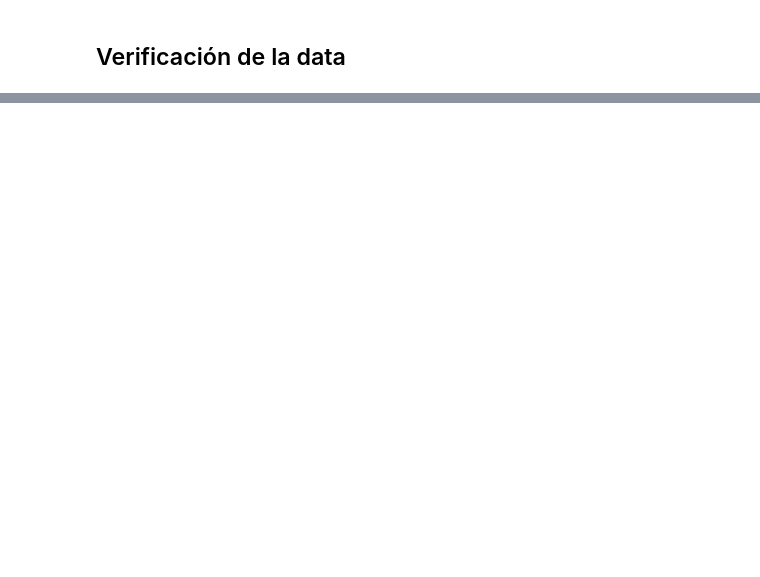
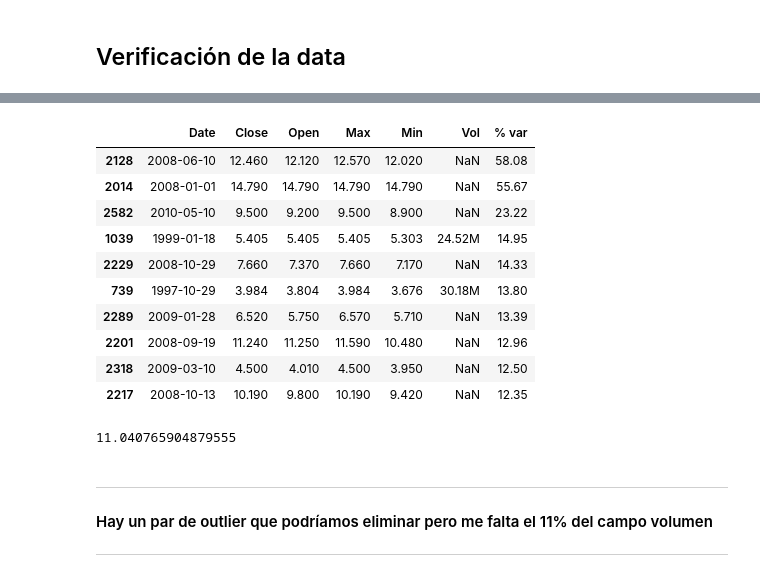
Before and after one commit to alfongoma/TFM, a Jupyter notebook: history_data.ipynb, the cells around one changed output, grey strips where cells are left out. Cells and saved outputs as stored; diff of their text form; code cells hidden in the pictures; blank space fills up the shorter version.

Commit message:
Verificamos la data de investing

```diff
--- a/history_data.ipynb
+++ b/history_data.ipynb
@@ -167,0 +176,24 @@ Observando la gráfica vemos que en junio hay una caída de más de 35% del valo
+# %%
+# Ordenados de forma descendente para verificar las mayores subidas
+df_stock.sort_values(by=['% var'],ascending=False).head(10)
+# %% [output]
+|  | Date | Close | Open | Max | Min | Vol | % var |
+| 2128 | 2008-06-10 | 12.460 | 12.120 | 12.570 | 12.020 | NaN | 58.08 |
+| 2014 | 2008-01-01 | 14.790 | 14.790 | 14.790 | 14.790 | NaN | 55.67 |
+| 2582 | 2010-05-10 | 9.500 | 9.200 | 9.500 | 8.900 | NaN | 23.22 |
+| 1039 | 1999-01-18 | 5.405 | 5.405 | 5.405 | 5.303 | 24.52M | 14.95 |
+| 2229 | 2008-10-29 | 7.660 | 7.370 | 7.660 | 7.170 | NaN | 14.33 |
+| 739 | 1997-10-29 | 3.984 | 3.804 | 3.984 | 3.676 | 30.18M | 13.80 |
+| 2289 | 2009-01-28 | 6.520 | 5.750 | 6.570 | 5.710 | NaN | 13.39 |
+| 2201 | 2008-09-19 | 11.240 | 11.250 | 11.590 | 10.480 | NaN | 12.96 |
+| 2318 | 2009-03-10 | 4.500 | 4.010 | 4.500 | 3.950 | NaN | 12.50 |
+| 2217 | 2008-10-13 | 10.190 | 9.800 | 10.190 | 9.420 | NaN | 12.35 |
+# %%
+# Verificamos que % de volumen no tenemos
+(len(df_stock) - df_stock['Vol'].count())/len(df_stock)*100
+# %% [output]
+11.040765904879555
+# %% [markdown]
+---
+#### Hay un par de outlier que podríamos eliminar pero me falta el 11% del campo volumen
+---
```
Also changed, not shown: parts of 17 cells of this notebook, 1 other file.
